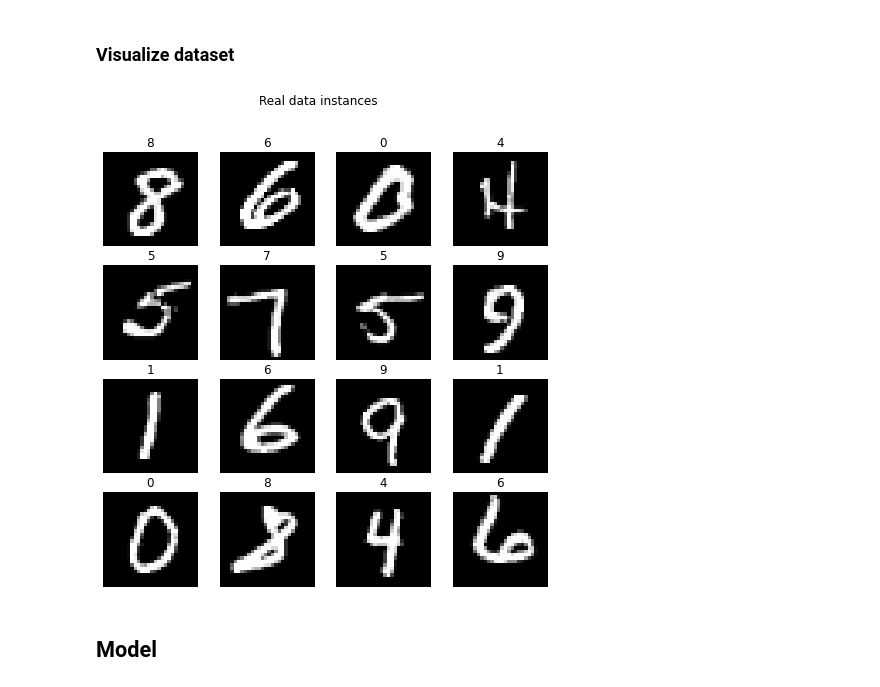
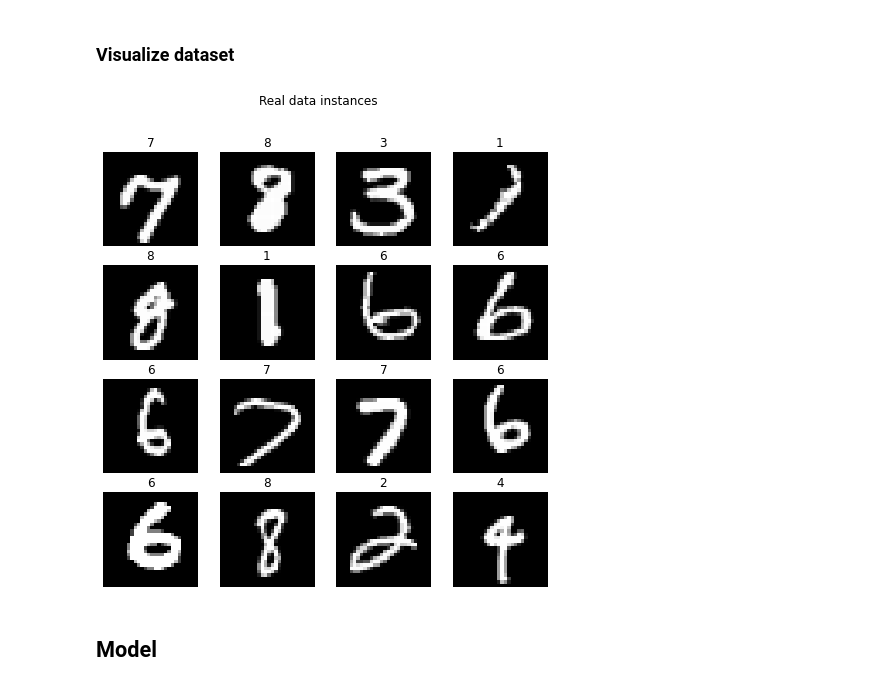
Before and after one commit to MScharnberg/IntSys19, a Jupyter notebook: Test.ipynb, the cells around one changed output. Drawn from its saved outputs; the diff is of its cells as text; code cells hidden in the pictures.

Commit message:
Update Test Notebook

```diff
--- a/Test.ipynb
+++ b/Test.ipynb
@@ -85,17 +80,17 @@ def load_dataset(dataset):
     test: tf.data.Dataset
   """
 
-  (train, test), info = tfds.load(dataset,
+  (_, test), info = tfds.load(dataset,
                             split=['train'+_SIZE, 'test'+_SIZE],
                             as_supervised=True,
                             with_info=True)
 
   print('Description:', info.description)
   print('Source:', info.homepage)
-  print('Total number of examples:', info.splits['train'].num_examples + info.splits['test'].num_examples)
-  return train, test
+  print('Total number of test examples:', info.splits['test'].num_examples)
+  return test
 # %%
-train_dataset, test_dataset = load_dataset(_DS)
+test_dataset = load_dataset(_DS)
 # %% [output]
 Description: The MNIST database of handwritten digits.
 Source: http://yann.lecun.com/exdb/mnist/
@@ -123,8 +118,8 @@ def normalize(image, label):
   image = (image - 127.5) / 127.5 # -1...1
 
   label = tf.cast(label, tf.float32) # (1)
-  noise = tf.random.normal((_INPUT, )) # (196)
-  # noise = tf.random.normal((_INPUT, ), mean=tf.math.truediv(label, 10.0)) # (196)
+  # noise = tf.random.normal((_INPUT, )) # (196)
+  noise = tf.random.uniform((_INPUT, ), minval=-1, maxval=1) # (196)
   label = tf.expand_dims(label, -1)
 
   return image, label, noise
@@ -176,9 +170,9 @@ def visualize(dataset):
   plt.suptitle('Real data instances')
   plt.show()
 # %%
-visualize(train_dataset)
+visualize(test_dataset)
 # %% [output]
-[figure, old version]
+[figure, new version]
 # %% [markdown]
 ## Model
 # %% [markdown]
```
Also changed, not shown: parts of 11 cells of this notebook.
